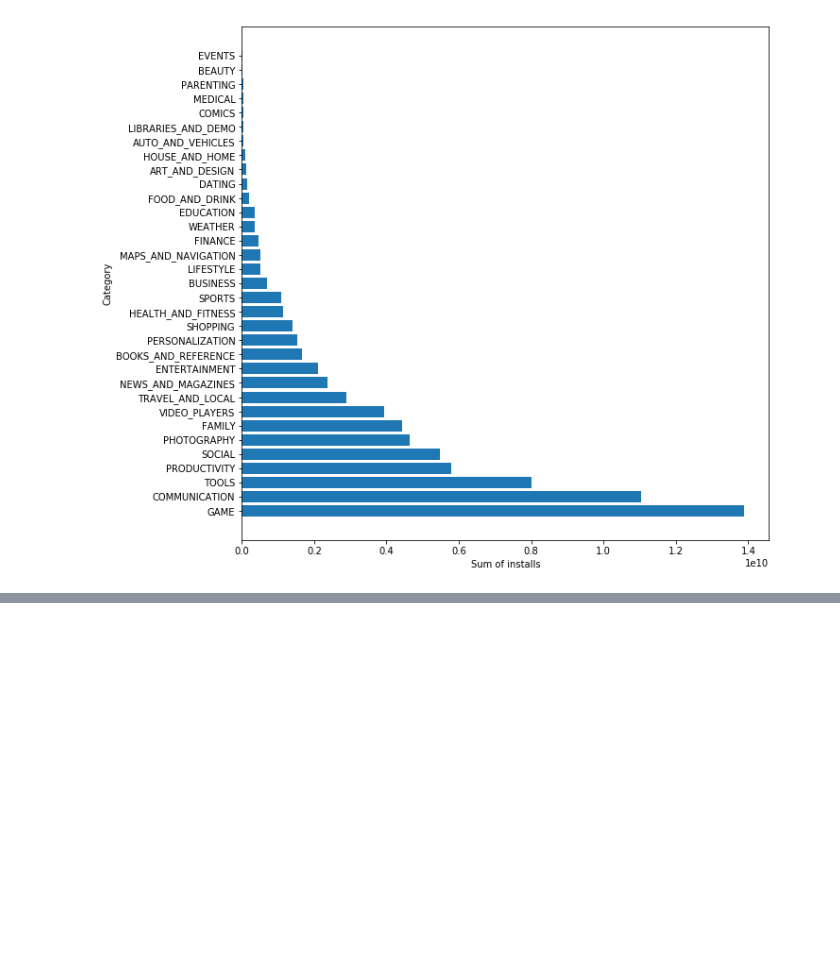
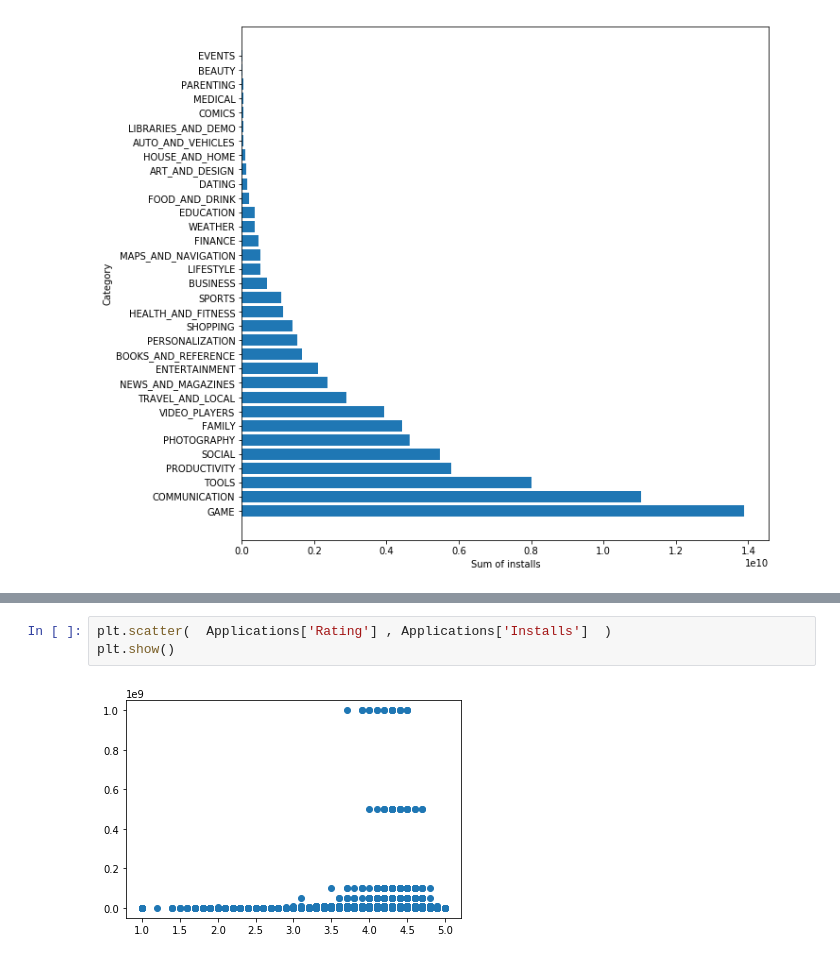
Before and after one commit to AmrAbuelfadl/DE-Project, a Jupyter notebook: DE-Project.ipynb, the cells around one changed output, grey strips where cells are left out. Cells and saved outputs as stored; diff of their text form; blank space fills up the shorter version.

```diff
--- a/DE-Project.ipynb
+++ b/DE-Project.ipynb
@@ -361,0 +582,5 @@ fig.savefig('Figures/SumOfInstallsPerCat.jpg')
+# %%
+plt.scatter(  Applications['Rating'] , Applications['Installs']  )
+plt.show()
+# %% [output]
+[figure, added]
```
Also changed, not shown: parts of 25 cells of this notebook, 1 other file.
